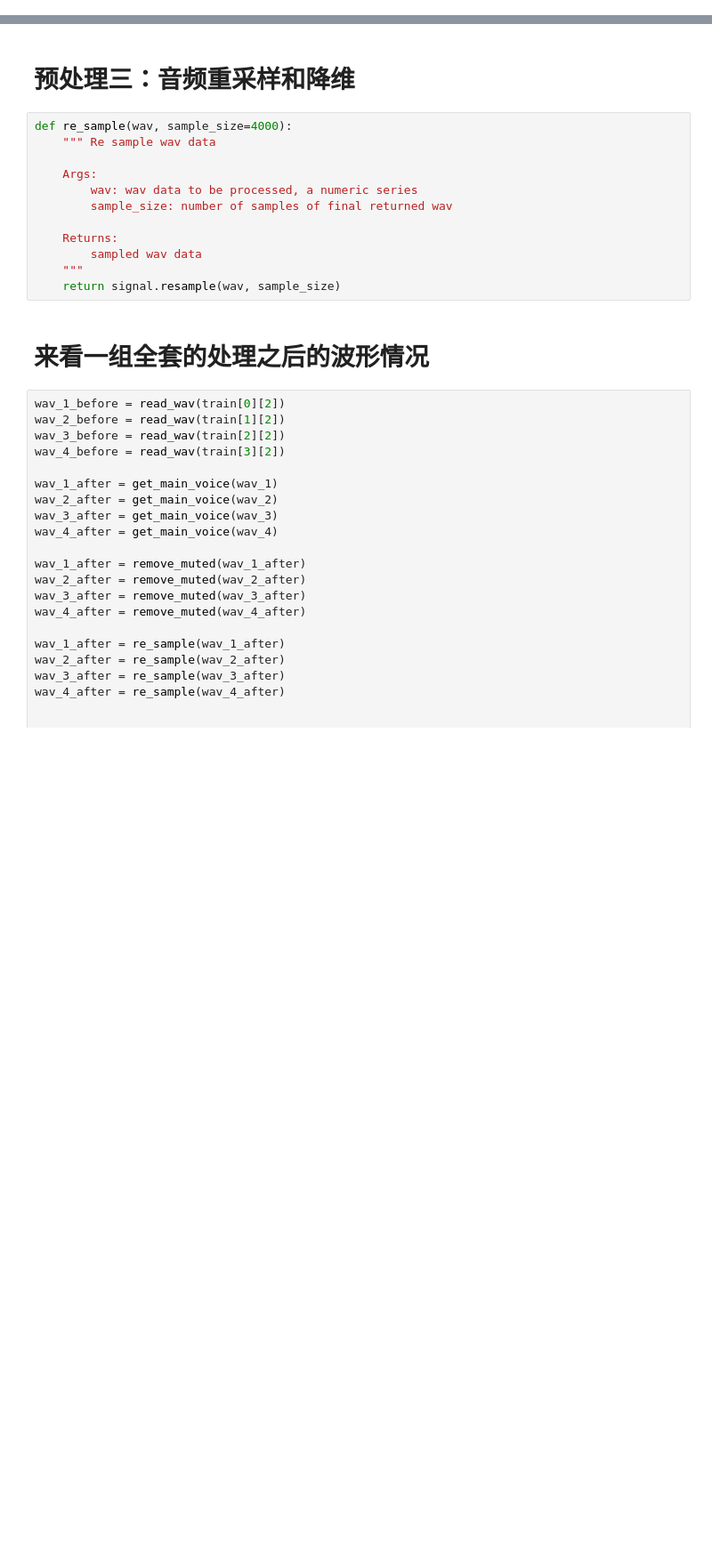
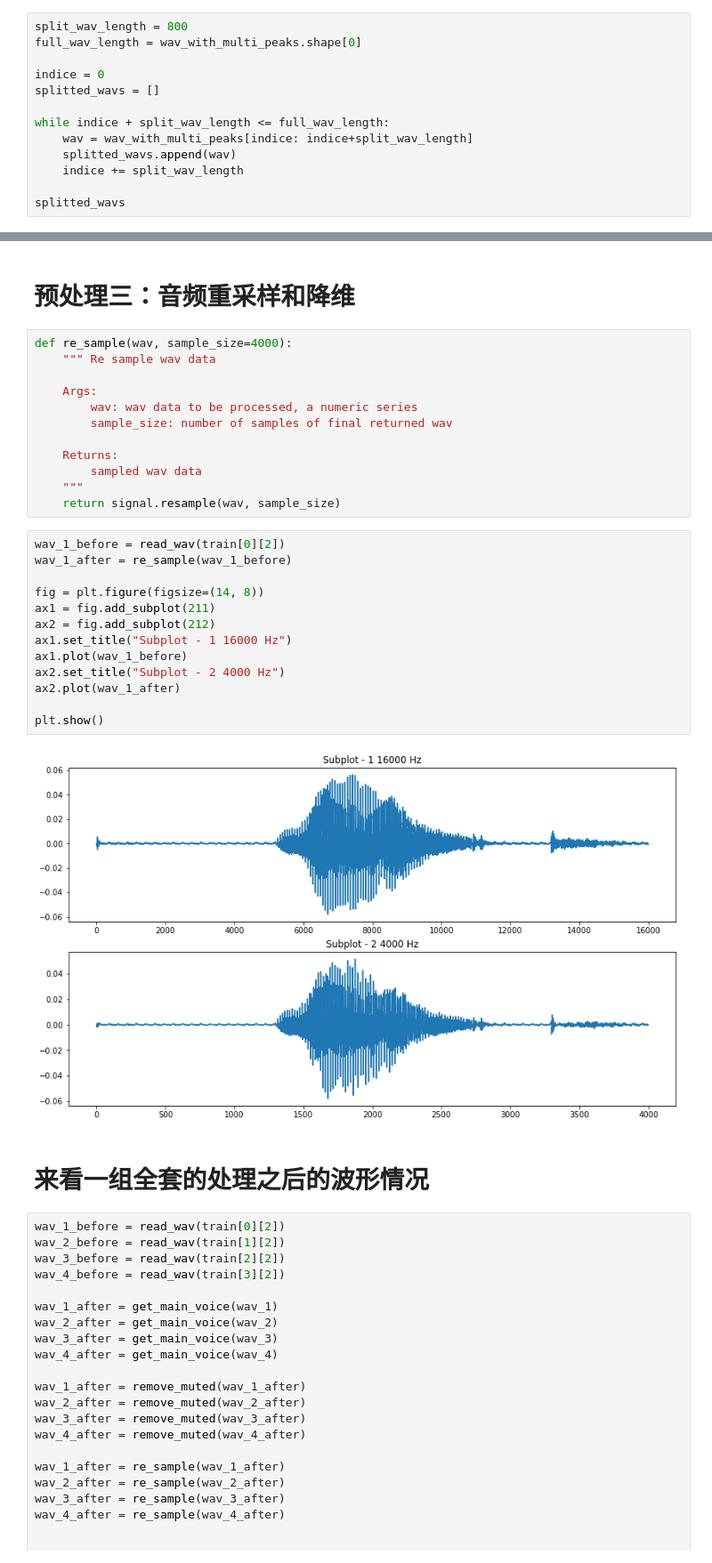
Before and after one commit to NLP-Deeplearning-Club/kaggle-project, a Jupyter notebook: Data Preprocessing.ipynb, the cells around one changed output, grey strips where cells are left out. Shown at 89% size. Saved outputs shown, nothing was run; the diff lists cells and outputs as text; blank space fills up the shorter version.

```diff
--- a/Data Preprocessing.ipynb
+++ b/Data Preprocessing.ipynb
@@ -148,3 +148,16 @@ plt.show()
 # %% [markdown]
 ### 我们的主要目标是能够将主要的声音提取出来，将其他的声音抹去，采用的方法如下：
 首先，将一整段波分成好多个等长的部分，通过平均值来决定是否是有声音或者是没声音
+# %%
+split_wav_length = 800
+full_wav_length = wav_with_multi_peaks.shape[0]
+
+indice = 0
+splitted_wavs = []
+
+while indice + split_wav_length <= full_wav_length:
+    wav = wav_with_multi_peaks[indice: indice+split_wav_length]
+    splitted_wavs.append(wav)
+    indice += split_wav_length
+
+splitted_wavs
@@ -426,6 +466,21 @@ def re_sample(wav, sample_size=4000):
         sampled wav data
     """
     return signal.resample(wav, sample_size)
+# %%
+wav_1_before = read_wav(train[0][2])
+wav_1_after = re_sample(wav_1_before)
+
+fig = plt.figure(figsize=(14, 8))
+ax1 = fig.add_subplot(211)
+ax2 = fig.add_subplot(212)
+ax1.set_title("Subplot - 1 16000 Hz")
+ax1.plot(wav_1_before)
+ax2.set_title("Subplot - 2 4000 Hz")
+ax2.plot(wav_1_after)
+
+plt.show()
+# %% [output]
+[figure, added]
 # %% [markdown]
 # 来看一组全套的处理之后的波形情况
 # %%
```
Also changed, not shown: parts of 3 cells of this notebook, 1 other file.
